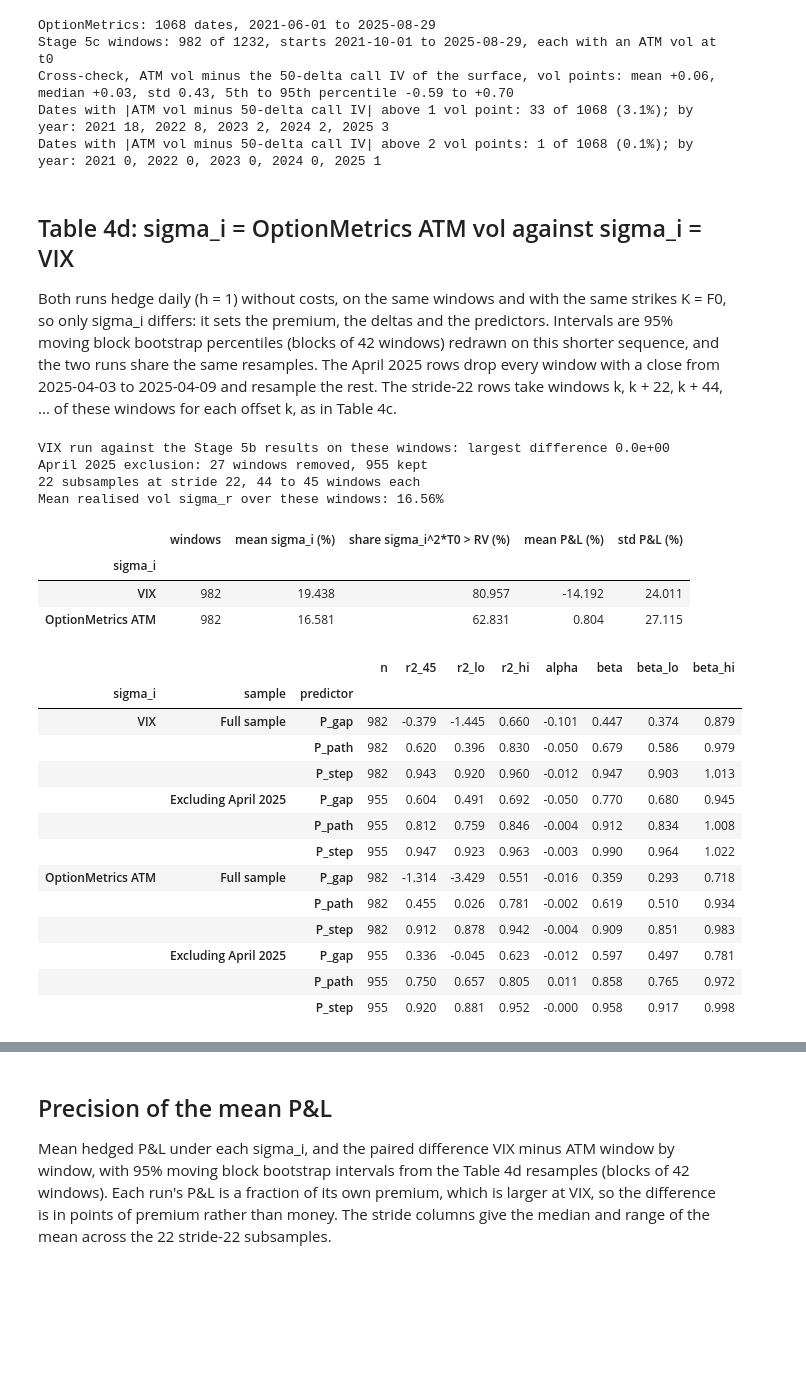
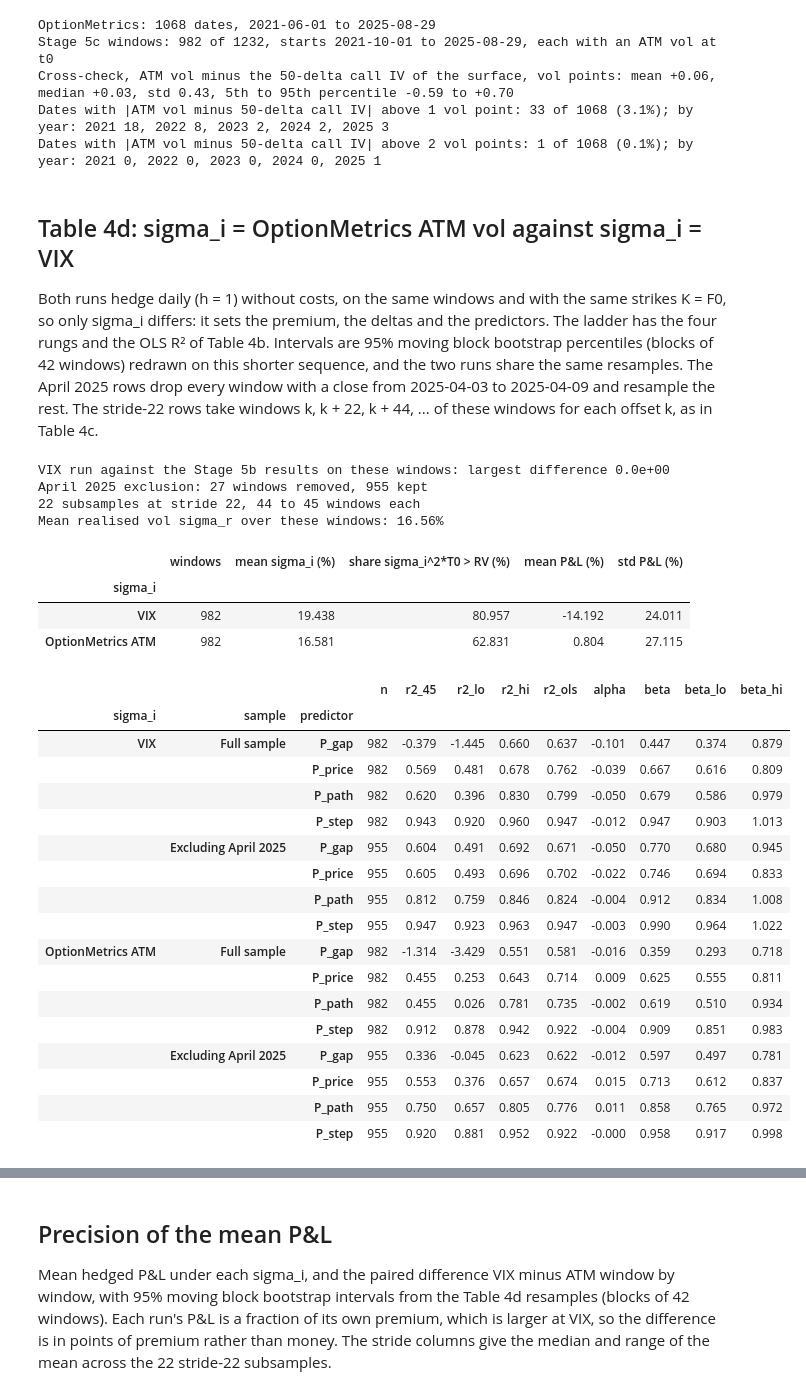
Before and after one commit to yogi-agarwal/vol-surface-delta-hedging, a Jupyter notebook: notebooks/analysis.ipynb, the cells around one changed output, grey strips where cells are left out. Cells and saved outputs as stored; diff of their text form; code cells hidden in the pictures; blank space fills up the shorter version.

```diff
--- a/notebooks/analysis.ipynb
+++ b/notebooks/analysis.ipynb
@@ -41,7 +41,7 @@ FIGURES = ROOT / "figures"
 
 H_VALUES = [1, 2, 3, 5, 7, 10, 21]  # rebalance interval in trading days
 C_BP = [0, 1, 5, 25, 100]  # cost in bp of notional traded
-PREDICTORS = ["P_gap", "P_path", "P_step"]
+PREDICTORS = ["P_gap", "P_price", "P_path", "P_step"]
 BLOCK, N_RESAMPLES, SEED_BOOT = 42, 2000, 20260930  # moving block bootstrap
 N_PATHS, SEED_GBM = 100, 20261001  # GBM paths per real window; windows of n steps use seed [SEED_GBM, n]
 SEEDS_TEXTBOOK = [(20261100 + k, 20261200 + k) for k in range(40)]  # section 3 set, 40 seed pairs
@@ -165,8 +165,11 @@ for h in H_VALUES:
         bench.pnl.ravel(), {k: v.ravel() for k, v in predictors(bench).items()}
     )
     ladders[("Excluding April 2025", h)] = hg.r2_ladder(res.pnl[keep], predictors(res, keep), boot_keep)
+    ladders[("GBM benchmark excluding April 2025", h)] = hg.r2_ladder(
+        bench.pnl[keep].ravel(), {k: v[keep].ravel() for k, v in predictors(bench).items()}
+    )
 table_4b = pd.concat(ladders, names=["sample", "h", "predictor"])
-with pd.option_context("display.max_rows", 100, "display.float_format", "{:.3f}".format):
+with pd.option_context("display.max_rows", 200, "display.float_format", "{:.3f}".format):
     display(table_4b)
 # %% [output]
 April 2025 exclusion: 27 windows removed (starts 2025-03-04 to 2025-04-09), 1205 kept
@@ -250,6 +253,7 @@ for ax, name, label in zip(axes, ["P_gap", "P_step"], ["Vol-gap predictor P_gap"
     ax.text(
         0.03, 0.97,
         f"$R^2_{{45}}$ = {row.r2_45:.2f} [{row.r2_lo:.2f}, {row.r2_hi:.2f}]\n"
+        f"OLS $R^2$ = {row.r2_ols:.2f}\n"
         f"OLS slope = {row.beta:.2f} [{row.beta_lo:.2f}, {row.beta_hi:.2f}]",
         transform=ax.transAxes, va="top", ha="left", color=INK,
         bbox={"boxstyle": "round,pad=0.3", "facecolor": "#fcfcfb", "edgecolor": GRID},
@@ -453,14 +469,16 @@ Textbook reference only (section 3 set, median of 40 seed pairs), h = 5: R2_45 P
 Every number the hedging half of the headline needs, printed in one place.
 # %%
 def ladder_line(row):
-    """R2_45 and slope of one ladder row, with bootstrap intervals when present."""
+    """R2_45, OLS R2, slope and intercept of one ladder row, with bootstrap intervals when present."""
     if np.isnan(row.r2_lo):
-        return f"R2_45 = {row.r2_45:.2f}, slope = {row.beta:.2f}"
-    return (f"R2_45 = {row.r2_45:.2f} [{row.r2_lo:.2f}, {row.r2_hi:.2f}], "
+        return (f"R2_45 = {row.r2_45:.2f}, OLS R2 = {row.r2_ols:.2f}, slope = {row.beta:.2f}, "
+                f"intercept = {100 * row.alpha:+.1f}%")
+    return (f"R2_45 = {row.r2_45:.2f} [{row.r2_lo:.2f}, {row.r2_hi:.2f}], OLS R2 = {row.r2_ols:.2f}, "
             f"slope = {row.beta:.2f} [{row.beta_lo:.2f}, {row.beta_hi:.2f}], intercept = {100 * row.alpha:+.1f}%")
 
 
 bench_1, ex_april_1 = ladders[("GBM benchmark", 1)], ladders[("Excluding April 2025", 1)]
+bench_ex_april_1 = ladders[("GBM benchmark excluding April 2025", 1)]
 print("=" * 100)
 print("HEDGING HEADLINE NUMBERS")
 print("P&L as % of the premium carried to expiry; daily hedging (h = 1) and no costs unless stated.")
@@ -473,23 +491,28 @@ print(f"Hedged P&L of the long call: mean {100 * base.pnl.mean():+.1f}%, std {10
 print()
 print("R2 ladder, real SPY windows [95% moving block bootstrap]:")
 for name in PREDICTORS:
-    print(f"  {name:<6} {ladder_line(ladder_1.loc[name])}")
+    print(f"  {name:<7} {ladder_line(ladder_1.loc[name])}")
 print("GBM benchmark on the same calendars (sigma_true = realised vol, sigma_i = VIX, 100 paths per window):")
 for name in PREDICTORS:
-    print(f"  {name:<6} {ladder_line(bench_1.loc[name])}")
+    print(f"  {name:<7} {ladder_line(bench_1.loc[name])}")
 for h, m in textbook_median.items():
-    print(f"Textbook reference only (section 3 synthetic set), h = {h}: "
-          f"R2_45 = {m[0]:.2f} / {m[1]:.2f} / {m[2]:.2f} (P_gap / P_path / P_step)")
+    print(f"Textbook reference only (section 3 synthetic set), h = {h}, {' / '.join(PREDICTORS)}: "
+          f"R2_45 = {slash(m['r2_45'])}; OLS R2 = {slash(m['r2_ols'])}")
 print()
 print(f"Excluding April 2025 ({keep.sum()} windows):")
 for name in PREDICTORS:
-    print(f"  {name:<6} {ladder_line(ex_april_1.loc[name])}")
+    print(f"  {name:<7} {ladder_line(ex_april_1.loc[name])}")
+print(f"GBM benchmark excluding April 2025 (the paths of the same {keep.sum()} windows):")
+for name in PREDICTORS:
+    print(f"  {name:<7} {ladder_line(bench_ex_april_1.loc[name])}")
 print(f"Non-overlapping subsamples ({len(subsamples)} offsets at stride {STRIDE}, "
       f"{min(sizes)} to {max(sizes)} windows each):")
 for name in PREDICTORS:
     row = table_4c.loc[(1, name)]
-    print(f"  {name:<6} offset 0: R2_45 = {row['r2_45_offset0']:.2f}, slope = {row['beta_offset0']:.2f}; "
-          f"across all: R2_45 median {row['r2_45_median']:.2f} ({row['r2_45_min']:.2f} to {row['r2_45_max']:.2f}), "
+    print(f"  {name:<7} offset 0: R2_45 = {row['r2_45_offset0']:.2f}, OLS R2 = {row['r2_ols_offset0']:.2f}, "
+          f"slope = {row['beta_offset0']:.2f}; across all: R2_45 median {row['r2_45_median']:.2f} "
+          f"({row['r2_45_min']:.2f} to {row['r2_45_max']:.2f}), OLS R2 median {row['r2_ols_median']:.2f} "
+          f"({row['r2_ols_min']:.2f} to {row['r2_ols_max']:.2f}), "
           f"slope median {row['beta_median']:.2f} ({row['beta_min']:.2f} to {row['beta_max']:.2f})")
 print()
 rmse_1 = table_4a.xs(1, level="h")
@@ -571,7 +594,7 @@ Dates with |ATM vol minus 50-delta call IV| above 1 vol point: 33 of 1068 (3.1%)
 Dates with |ATM vol minus 50-delta call IV| above 2 vol points: 1 of 1068 (0.1%); by year: 2021 0, 2022 0, 2023 0, 2024 0, 2025 1
 # %% [markdown]
 ## Table 4d: sigma_i = OptionMetrics ATM vol against sigma_i = VIX
-Both runs hedge daily (h = 1) without costs, on the same windows and with the same strikes K = F0, so only sigma_i differs: it sets the premium, the deltas and the predictors. Intervals are 95% moving block bootstrap percentiles (blocks of 42 windows) redrawn on this shorter sequence, and the two runs share the same resamples. The April 2025 rows drop every window with a close from 2025-04-03 to 2025-04-09 and resample the rest. The stride-22 rows take windows k, k + 22, k + 44, ... of these windows for each offset k, as in Table 4c.
+Both runs hedge daily (h = 1) without costs, on the same windows and with the same strikes K = F0, so only sigma_i differs: it sets the premium, the deltas and the predictors. The ladder has the four rungs and the OLS R² of Table 4b. Intervals are 95% moving block bootstrap percentiles (blocks of 42 windows) redrawn on this shorter sequence, and the two runs share the same resamples. The April 2025 rows drop every window with a close from 2025-04-03 to 2025-04-09 and resample the rest. The stride-22 rows take windows k, k + 22, k + 44, ... of these windows for each offset k, as in Table 4c.
 # %%
 if om is not None:
     starts_5c, ends_5c, T0_5c, K_5c = win.starts[om_rows], win.ends[om_rows], win.T0[om_rows], win.K[om_rows]
@@ -610,47 +633,52 @@ if om is not None:
         ladders_5c[(label, "Excluding April 2025")] = hg.r2_ladder(
             res.pnl[keep_5c], predictors(res, keep_5c), boot_5c_keep
         )
         stride_5c[label] = hg.stride_ladder(res.pnl, predictors(res), subsamples_5c)
     table_4d_summary = pd.DataFrame.from_dict(summary_5c, orient="index").rename_axis("sigma_i")
     table_4d_ladder = pd.concat(ladders_5c, names=["sigma_i", "sample", "predictor"])
     table_4d_stride = pd.concat(stride_5c, names=["sigma_i", "predictor"])
     with pd.option_context("display.max_rows", 100, "display.float_format", "{:.3f}".format):
         display(table_4d_summary)
         display(table_4d_ladder)
         display(table_4d_stride)
 
     for sample in ("Full sample", "Excluding April 2025"):
         print(f"{sample}, h = 1, c = 0 [95% moving block bootstrap]:")
         for name in PREDICTORS:
             for label in sigma_5c:
-                print(f"  {name:<6} {label:<17} {ladder_line(table_4d_ladder.loc[(label, sample, name)])}")
+                print(f"  {name:<7} {label:<17} {ladder_line(table_4d_ladder.loc[(label, sample, name)])}")
     print(f"Stride-22 subsamples, median (min to max) across {len(subsamples_5c)} offsets:")
     for name in PREDICTORS:
         for label in sigma_5c:
             row = table_4d_stride.loc[(label, name)]
-            print(f"  {name:<6} {label:<17} R2_45 {row['r2_45_median']:.2f} ({row['r2_45_min']:.2f} to "
-                  f"{row['r2_45_max']:.2f}), slope {row['beta_median']:.2f} ({row['beta_min']:.2f} to "
+            print(f"  {name:<7} {label:<17} R2_45 {row['r2_45_median']:.2f} ({row['r2_45_min']:.2f} to "
+                  f"{row['r2_45_max']:.2f}), OLS R2 {row['r2_ols_median']:.2f} ({row['r2_ols_min']:.2f} to "
+                  f"{row['r2_ols_max']:.2f}), slope {row['beta_median']:.2f} ({row['beta_min']:.2f} to "
                   f"{row['beta_max']:.2f})")
 # %% [output]
 VIX run against the Stage 5b results on these windows: largest difference 0.0e+00
 April 2025 exclusion: 27 windows removed, 955 kept
 22 subsamples at stride 22, 44 to 45 windows each
 Mean realised vol sigma_r over these windows: 16.56%
 |  | windows | mean sigma_i (%) | share sigma_i^2*T0 > RV (%) | mean P&L (%) | std P&L (%) |
 | sigma_i |  |  |  |  |  |
 | VIX | 982 | 19.438 | 80.957 | -14.192 | 24.011 |
 | OptionMetrics ATM | 982 | 16.581 | 62.831 | 0.804 | 27.115 |
-|  |  |  | n | r2_45 | r2_lo | r2_hi | alpha | beta | beta_lo | beta_hi |
-| sigma_i | sample | predictor |  |  |  |  |  |  |  |  |
-| VIX | Full sample | P_gap | 982 | -0.379 | -1.445 | 0.660 | -0.101 | 0.447 | 0.374 | 0.879 |
-|  |  | P_path | 982 | 0.620 | 0.396 | 0.830 | -0.050 | 0.679 | 0.586 | 0.979 |
-|  |  | P_step | 982 | 0.943 | 0.920 | 0.960 | -0.012 | 0.947 | 0.903 | 1.013 |
-|  | Excluding April 2025 | P_gap | 955 | 0.604 | 0.491 | 0.692 | -0.050 | 0.770 | 0.680 | 0.945 |
-|  |  | P_path | 955 | 0.812 | 0.759 | 0.846 | -0.004 | 0.912 | 0.834 | 1.008 |
-|  |  | P_step | 955 | 0.947 | 0.923 | 0.963 | -0.003 | 0.990 | 0.964 | 1.022 |
-| OptionMetrics ATM | Full sample | P_gap | 982 | -1.314 | -3.429 | 0.551 | -0.016 | 0.359 | 0.293 | 0.718 |
-|  |  | P_path | 982 | 0.455 | 0.026 | 0.781 | -0.002 | 0.619 | 0.510 | 0.934 |
-|  |  | P_step | 982 | 0.912 | 0.878 | 0.942 | -0.004 | 0.909 | 0.851 | 0.983 |
-|  | Excluding April 2025 | P_gap | 955 | 0.336 | -0.045 | 0.623 | -0.012 | 0.597 | 0.497 | 0.781 |
-|  |  | P_path | 955 | 0.750 | 0.657 | 0.805 | 0.011 | 0.858 | 0.765 | 0.972 |
-|  |  | P_step | 955 | 0.920 | 0.881 | 0.952 | -0.000 | 0.958 | 0.917 | 0.998 |
+|  |  |  | n | r2_45 | r2_lo | r2_hi | r2_ols | alpha | beta | beta_lo | beta_hi |
+| sigma_i | sample | predictor |  |  |  |  |  |  |  |  |  |
+| VIX | Full sample | P_gap | 982 | -0.379 | -1.445 | 0.660 | 0.637 | -0.101 | 0.447 | 0.374 | 0.879 |
+|  |  | P_price | 982 | 0.569 | 0.481 | 0.678 | 0.762 | -0.039 | 0.667 | 0.616 | 0.809 |
+|  |  | P_path | 982 | 0.620 | 0.396 | 0.830 | 0.799 | -0.050 | 0.679 | 0.586 | 0.979 |
+|  |  | P_step | 982 | 0.943 | 0.920 | 0.960 | 0.947 | -0.012 | 0.947 | 0.903 | 1.013 |
+|  | Excluding April 2025 | P_gap | 955 | 0.604 | 0.491 | 0.692 | 0.671 | -0.050 | 0.770 | 0.680 | 0.945 |
+|  |  | P_price | 955 | 0.605 | 0.493 | 0.696 | 0.702 | -0.022 | 0.746 | 0.694 | 0.833 |
+|  |  | P_path | 955 | 0.812 | 0.759 | 0.846 | 0.824 | -0.004 | 0.912 | 0.834 | 1.008 |
+|  |  | P_step | 955 | 0.947 | 0.923 | 0.963 | 0.947 | -0.003 | 0.990 | 0.964 | 1.022 |
+| OptionMetrics ATM | Full sample | P_gap | 982 | -1.314 | -3.429 | 0.551 | 0.581 | -0.016 | 0.359 | 0.293 | 0.718 |
+|  |  | P_price | 982 | 0.455 | 0.253 | 0.643 | 0.714 | 0.009 | 0.625 | 0.555 | 0.811 |
+|  |  | P_path | 982 | 0.455 | 0.026 | 0.781 | 0.735 | -0.002 | 0.619 | 0.510 | 0.934 |
+|  |  | P_step | 982 | 0.912 | 0.878 | 0.942 | 0.922 | -0.004 | 0.909 | 0.851 | 0.983 |
+|  | Excluding April 2025 | P_gap | 955 | 0.336 | -0.045 | 0.623 | 0.622 | -0.012 | 0.597 | 0.497 | 0.781 |
+|  |  | P_price | 955 | 0.553 | 0.376 | 0.657 | 0.674 | 0.015 | 0.713 | 0.612 | 0.837 |
+|  |  | P_path | 955 | 0.750 | 0.657 | 0.805 | 0.776 | 0.011 | 0.858 | 0.765 | 0.972 |
+|  |  | P_step | 955 | 0.920 | 0.881 | 0.952 | 0.922 | -0.000 | 0.958 | 0.917 | 0.998 |
```
Also changed, not shown: parts of 9 cells of this notebook, 4 other files.
